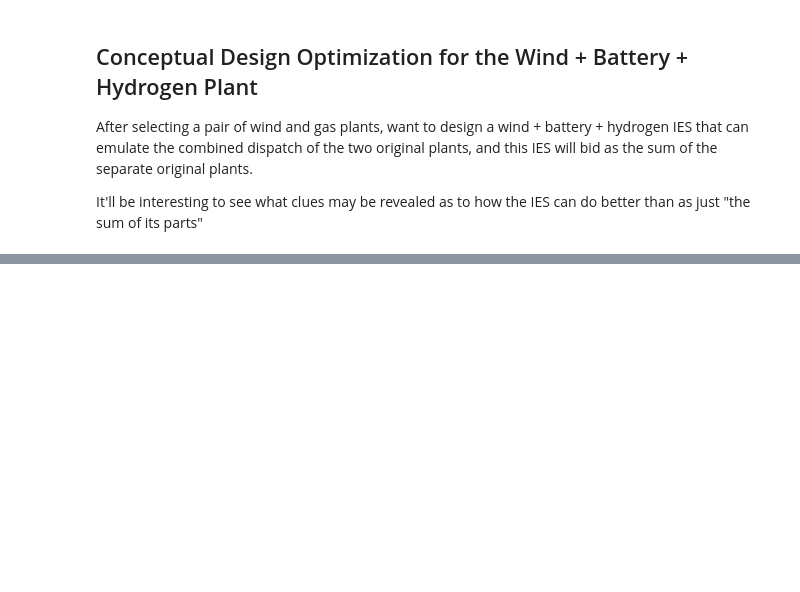
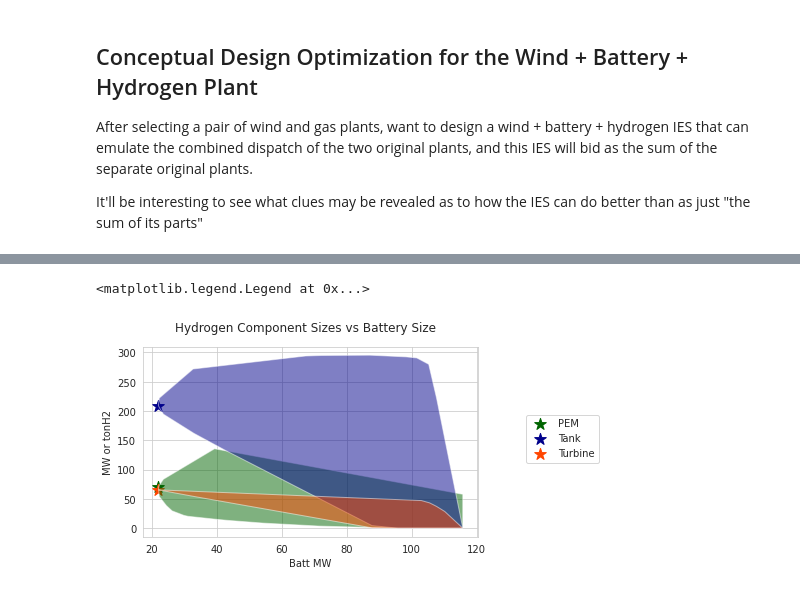
Before and after one commit to dguittet/dispatches, a Jupyter notebook: dispatches/case_studies/renewables_h2_case/WindBatteryHydrogenDoubleLoop.ipynb, the cells around one changed output, grey strips where cells are left out. Cells and saved outputs as stored; diff of their text form; code cells hidden in the pictures; blank space fills up the shorter version.

```diff
--- a/dispatches/case_studies/renewables_h2_case/WindBatteryHydrogenDoubleLoop.ipynb
+++ b/dispatches/case_studies/renewables_h2_case/WindBatteryHydrogenDoubleLoop.ipynb
@@ -554,0 +601,45 @@ It'll be interesting to see what clues may be revealed as to how the IES can do
+# %%
+import numpy as np
+from scipy.spatial import ConvexHull
+from matplotlib.patches import Polygon
+
+def plot_convex_hull(ax, points, alpha, color, marker, marker_size, label):
+    hull = ConvexHull(points)
+
+#     ax.plot(points[:,0], points[:,1], 'o', alpha=0)
+    cent = np.mean(points, 0)
+    pts = []
+    for pt in points[hull.simplices]:
+        pts.append(pt[0].tolist())
+        pts.append(pt[1].tolist())
+
+    pts.sort(key=lambda p: np.arctan2(p[1] - cent[1],
+                                    p[0] - cent[0]))
+    pts = pts[0::2]  # Deleting duplicates
+    pts.insert(len(pts), pts[0])
+    pts = np.array(pts)
+    best_ind = np.argmin(pts[:, 0])
+    ax.scatter(pts[best_ind][0], pts[best_ind][1], color=color, label=label, marker=marker, s=marker_size)
+    poly = Polygon(np.array(pts),
+                   facecolor=color,
+                   alpha=alpha, label='_nolegend_')
+    poly.set_capstyle('round')
+    ax.add_patch(poly)
+    return poly
+
+fig, ax = plt.subplots(1, 1, figsize=(6, 3.5), sharey=True)
+colors = [["lightgreen", 'darkgreen'], ["lightblue", 'darkblue'], ['orange', 'orangered'], ['pink', 'magenta']]
+x_val = sens_results['batt_mw']
+
+for n, y_var in enumerate(["pem_mw", "tank_tonH2", "turb_mw"]):
+    y_val = sens_results[y_var]
+    points = np.array(list(zip(x_val, y_val)))
+    plot_convex_hull(ax, points, 0.5, colors[n][1], '*', 150, "Turbine")
+
+ax.set_xlabel("Batt MW")
+ax.set_ylabel("MW or tonH2")
+fig.suptitle("Hydrogen Component Sizes vs Battery Size")
+fig.legend(["PEM", "Tank", "Turbine"], loc='lower left', bbox_to_anchor=(1, 0.4), ncol=1, bbox_transform=fig.transFigure)
+# %% [output]
+<matplotlib.legend.Legend at 0x...>
+[figure, added]
```
Also changed, not shown: parts of 5 cells of this notebook, 4 other files.
